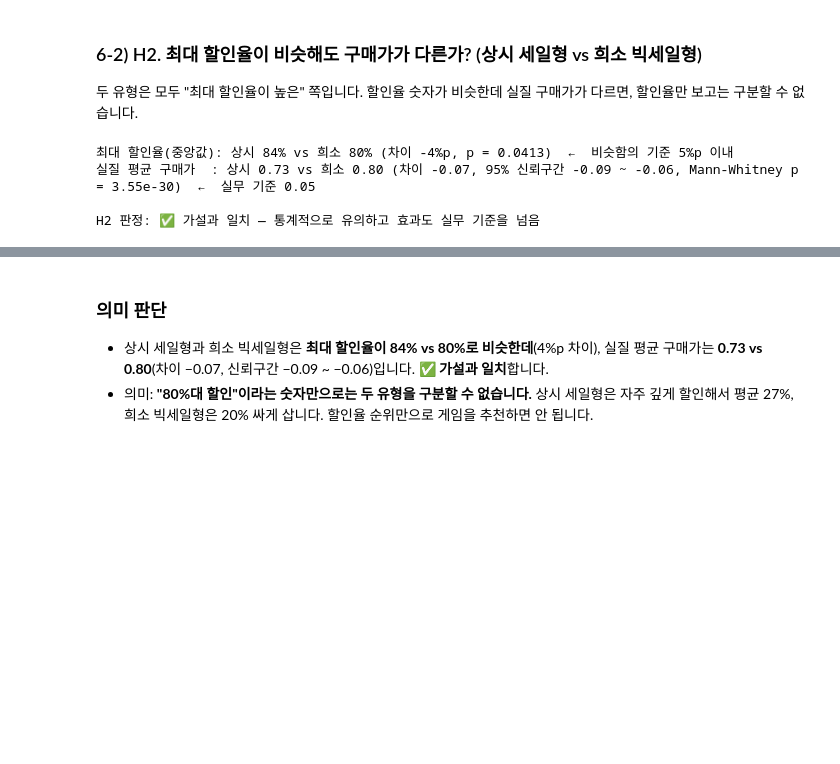
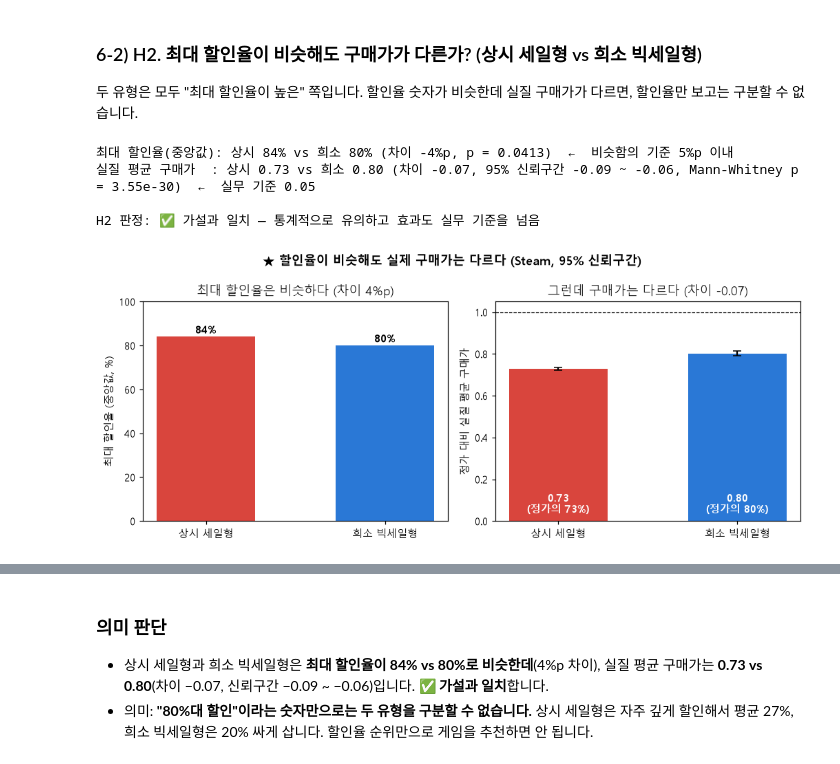
Before and after one commit to jyk222000/game-nuri, a Jupyter notebook: analysis/notebooks/executed/05_A5_할인유형진정성_실행결과.ipynb, the cells around one changed output, grey strips where cells are left out. Saved outputs shown, nothing was run; the diff lists cells and outputs as text; code cells hidden in the pictures; blank space fills up the shorter version.

Commit message:
[analysis] A5 H2 검정에 차트 추가: 최대 할인율은 비슷하고 실질 구매가는 다름을 한 장으로 비교 (NW2-108)
Co-Authored-By: Claude Sonnet 5.5 <noreply@anthropic.com>

```diff
--- a/analysis/notebooks/executed/05_A5_할인유형진정성_실행결과.ipynb
+++ b/analysis/notebooks/executed/05_A5_할인유형진정성_실행결과.ipynb
@@ -501,20 +501,46 @@ H1 판정: ✅ 가설과 일치 — 통계적으로 유의하고 효과도 실
 # %%
 a = m_steam[m_steam['type'] == '상시 세일형']
 b = m_steam[m_steam['type'] == '희소 빅세일형']
 p_h2_disc = stats.mannwhitneyu(a['maxdisc'], b['maxdisc']).pvalue
 p_h2 = stats.mannwhitneyu(a['avg_ratio'], b['avg_ratio']).pvalue
 d_disc = float(b['maxdisc'].median() - a['maxdisc'].median())               # 최대 할인율 차이(%p, 중앙값)
 d_price = float(a['avg_ratio'].mean() - b['avg_ratio'].mean())              # 구매가 차이 (음수 = 상시 세일형이 더 쌈)
 lo2, hi2 = boot(lambda x, y: x.mean() - y.mean(), a['avg_ratio'].to_numpy(), b['avg_ratio'].to_numpy())
 h2_ok = bool(p_h2 < ALPHA and abs(d_disc) <= SIMILAR_DISC and abs(d_price) >= PRACTICAL_PRICE2 and (hi2 < 0 or lo2 > 0))
 
 print(f"최대 할인율(중앙값): 상시 {a['maxdisc'].median():.0f}% vs 희소 {b['maxdisc'].median():.0f}% (차이 {d_disc:+.0f}%p, p = {p_h2_disc:.3g})  ←  비슷함의 기준 {SIMILAR_DISC}%p 이내")
 print(f"실질 평균 구매가  : 상시 {a['avg_ratio'].mean():.2f} vs 희소 {b['avg_ratio'].mean():.2f} (차이 {d_price:+.2f}, 95% 신뢰구간 {lo2:+.2f} ~ {hi2:+.2f}, Mann-Whitney p = {p_h2:.3g})  ←  실무 기준 {PRACTICAL_PRICE2}")
 R['h2'] = dict(disc_a=float(a['maxdisc'].median()), disc_b=float(b['maxdisc'].median()), disc_diff=d_disc, price_a=float(a['avg_ratio'].mean()),
                price_b=float(b['avg_ratio'].mean()), price_diff=d_price, ci=[float(lo2), float(hi2)], p=float(p_h2), ok=h2_ok)
 print('\nH2 판정:', verdict(p_h2, h2_ok))
+
+
+def boot_mean_ci(x, B=N_BOOT, seed=SEED):
+    rng = np.random.default_rng(seed)
+    m = np.array([rng.choice(x, size=len(x), replace=True).mean() for _ in range(B)])
+    return float(np.percentile(m, 2.5)), float(np.percentile(m, 97.5))
+
+pair_h2 = [('상시 세일형', a), ('희소 빅세일형', b)]
+fig, axes = plt.subplots(1, 2, figsize=(9.5, 4))
+ax = axes[0]
+meds = [g['maxdisc'].median() for _, g in pair_h2]
+ax.bar([n for n, _ in pair_h2], meds, color=[COLORS[n] for n, _ in pair_h2], width=.55)
+for i, v in enumerate(meds):
+    ax.text(i, v + 1.5, f'{v:.0f}%', ha='center', fontweight='bold')
+ax.set(ylim=(0, 100), ylabel='최대 할인율 (중앙값, %)', title=f'최대 할인율은 비슷하다 (차이 {abs(d_disc):.0f}%p)')
+ax = axes[1]
+mns = np.array([g['avg_ratio'].mean() for _, g in pair_h2])
+cis2 = np.array([boot_mean_ci(g['avg_ratio'].to_numpy()) for _, g in pair_h2])
+ax.bar([n for n, _ in pair_h2], mns, color=[COLORS[n] for n, _ in pair_h2], width=.55, yerr=[mns - cis2[:, 0], cis2[:, 1] - mns], capsize=4)
+for i, v in enumerate(mns):
+    ax.text(i, 0.04, f'{v:.2f}\n(정가의 {v * 100:.0f}%)', ha='center', color='white', fontweight='bold')
+ax.axhline(1, color='k', lw=.8, ls='--')
+ax.set(ylim=(0, 1.05), ylabel='정가 대비 실질 평균 구매가', title=f'그런데 구매가는 다르다 (차이 {d_price:+.2f})')
+fig.suptitle('★ 할인율이 비슷해도 실제 구매가는 다르다 (Steam, 95% 신뢰구간)', fontweight='bold')
+savefig(fig, 'a5_4b_h2.png'); plt.show()
 # %% [output]
 최대 할인율(중앙값): 상시 84% vs 희소 80% (차이 -4%p, p = 0.0413)  ←  비슷함의 기준 5%p 이내
 실질 평균 구매가  : 상시 0.73 vs 희소 0.80 (차이 -0.07, 95% 신뢰구간 -0.09 ~ -0.06, Mann-Whitney p = 3.55e-30)  ←  실무 기준 0.05
 
 H2 판정: ✅ 가설과 일치 — 통계적으로 유의하고 효과도 실무 기준을 넘음
+[figure, added]
```
Also changed, not shown: parts of 1 cell of this notebook, 2 other files.
